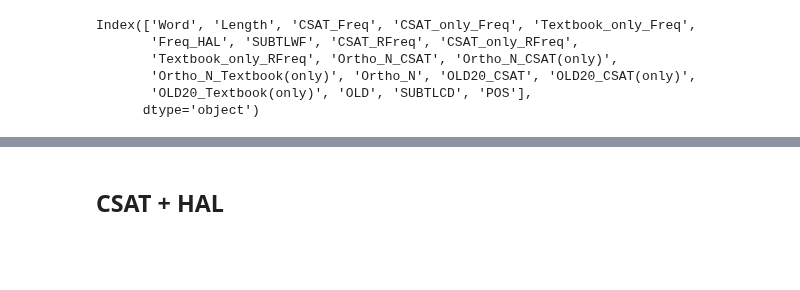
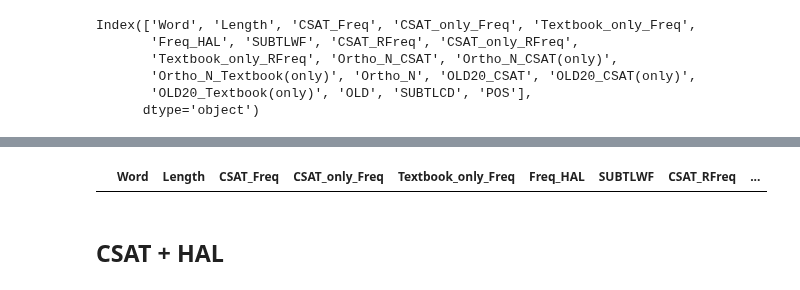
Before and after one commit to irregular6612/english-corpus-comparison, a Jupyter notebook: src/notebooks/corpus_merging.ipynb, the cells around one changed output, grey strips where cells are left out. Saved outputs shown, nothing was run; the diff lists cells and outputs as text; code cells hidden in the pictures; blank space fills up the shorter version.

```diff
--- a/src/notebooks/corpus_merging.ipynb
+++ b/src/notebooks/corpus_merging.ipynb
@@ -751,3 +781,7 @@ Index(['Word', 'Length', 'CSAT_Freq', 'CSAT_only_Freq', 'Textbook_only_Freq',
+# %%
+CSAT_E_lexicon_df[CSAT_E_lexicon_df['SUBTLWF'] == float('nan')]
+# %% [output]
+|  | Word | Length | CSAT_Freq | CSAT_only_Freq | Textbook_only_Freq | Freq_HAL | SUBTLWF | CSAT_RFreq | ... |
 # %% [markdown]
 ## CSAT + HAL
 # %%
```
Also changed, not shown: parts of 2 cells of this notebook, 1 other file.
